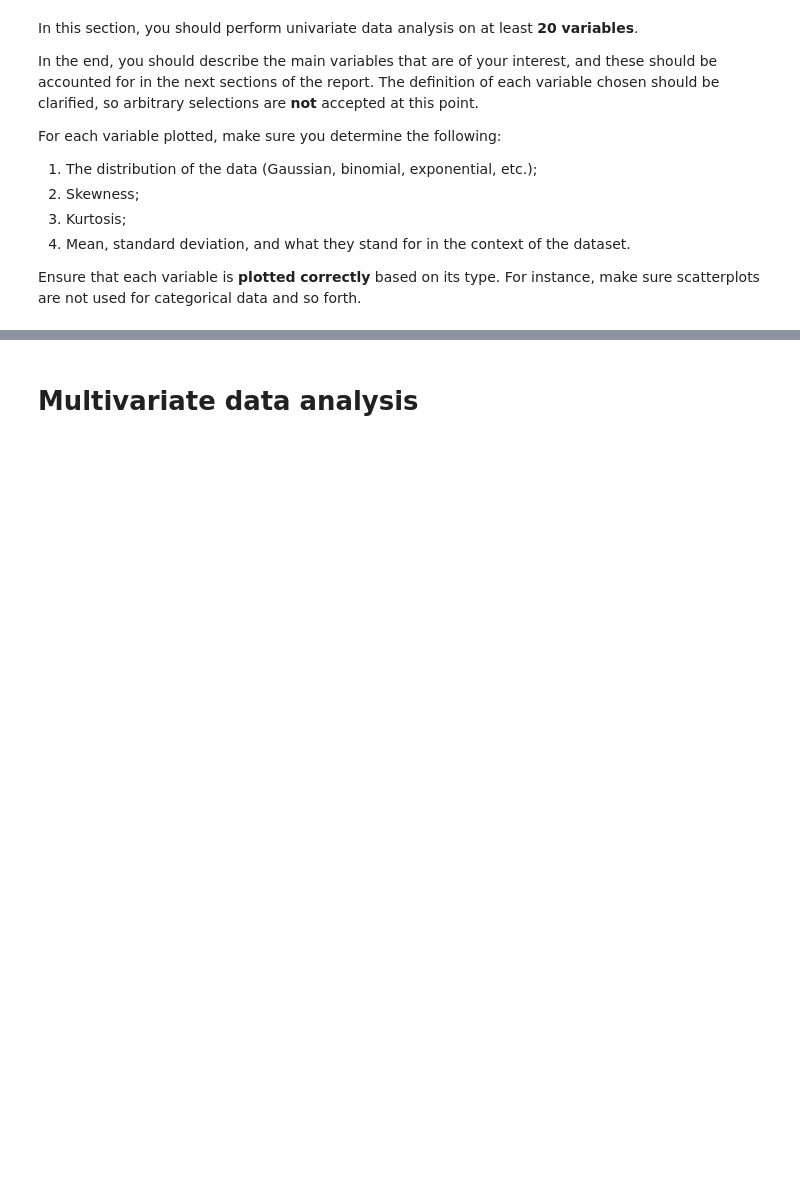
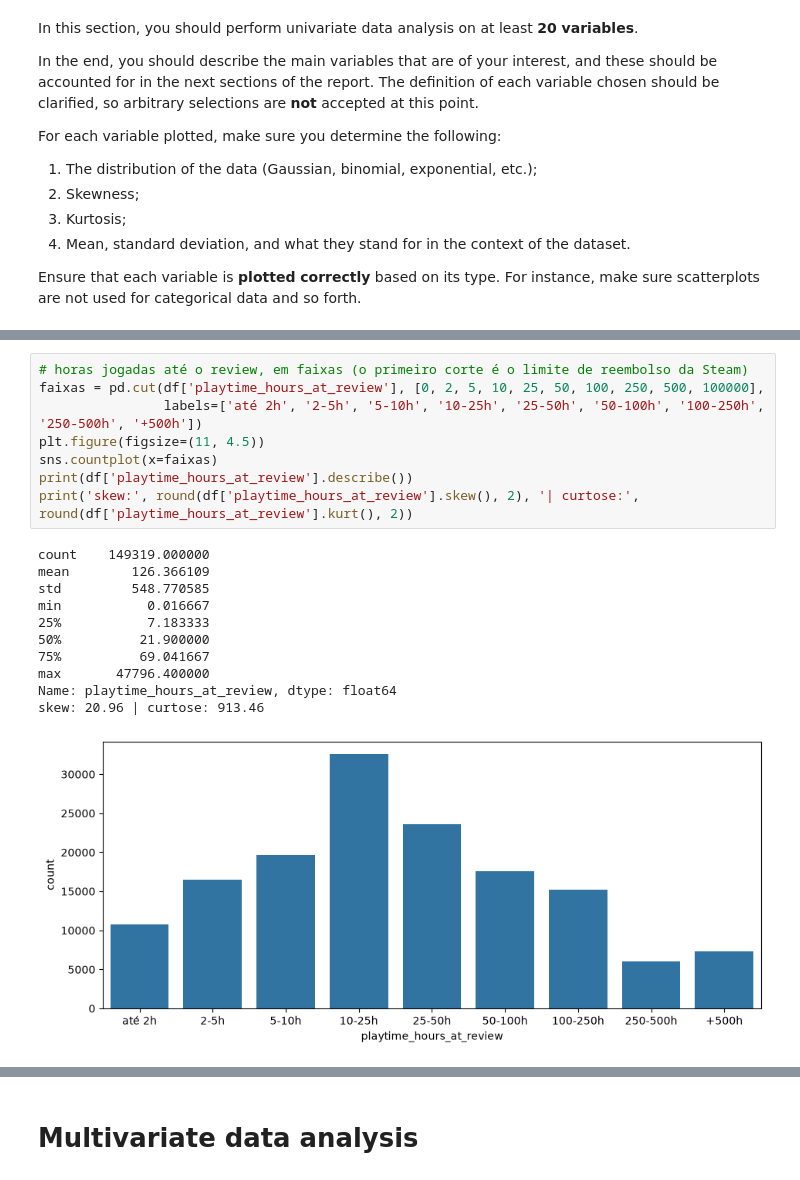
Before and after one commit to larissa04alves/steam-review-retention, a Jupyter notebook: tde-data-science-parte01.ipynb, the cells around one changed output, grey strips where cells are left out. Drawn from its saved outputs; the diff is of its cells as text; blank space fills up the shorter version.

```diff
--- a/tde-data-science-parte01.ipynb
+++ b/tde-data-science-parte01.ipynb
@@ -693,0 +504,20 @@ skew: 0.29 | curtose: -0.65
+# %%
+# horas jogadas até o review, em faixas (o primeiro corte é o limite de reembolso da Steam)
+faixas = pd.cut(df['playtime_hours_at_review'], [0, 2, 5, 10, 25, 50, 100, 250, 500, 100000],
+                labels=['até 2h', '2-5h', '5-10h', '10-25h', '25-50h', '50-100h', '100-250h', '250-500h', '+500h'])
+plt.figure(figsize=(11, 4.5))
+sns.countplot(x=faixas)
+print(df['playtime_hours_at_review'].describe())
+print('skew:', round(df['playtime_hours_at_review'].skew(), 2), '| curtose:', round(df['playtime_hours_at_review'].kurt(), 2))
+# %% [output]
+count    149319.000000
+mean        126.366109
+std         548.770585
+min           0.016667
+25%           7.183333
+50%          21.900000
+75%          69.041667
+max       47796.400000
+Name: playtime_hours_at_review, dtype: float64
+skew: 20.96 | curtose: 913.46
+[figure, added]
```
Also changed, not shown: parts of 43 cells of this notebook.
